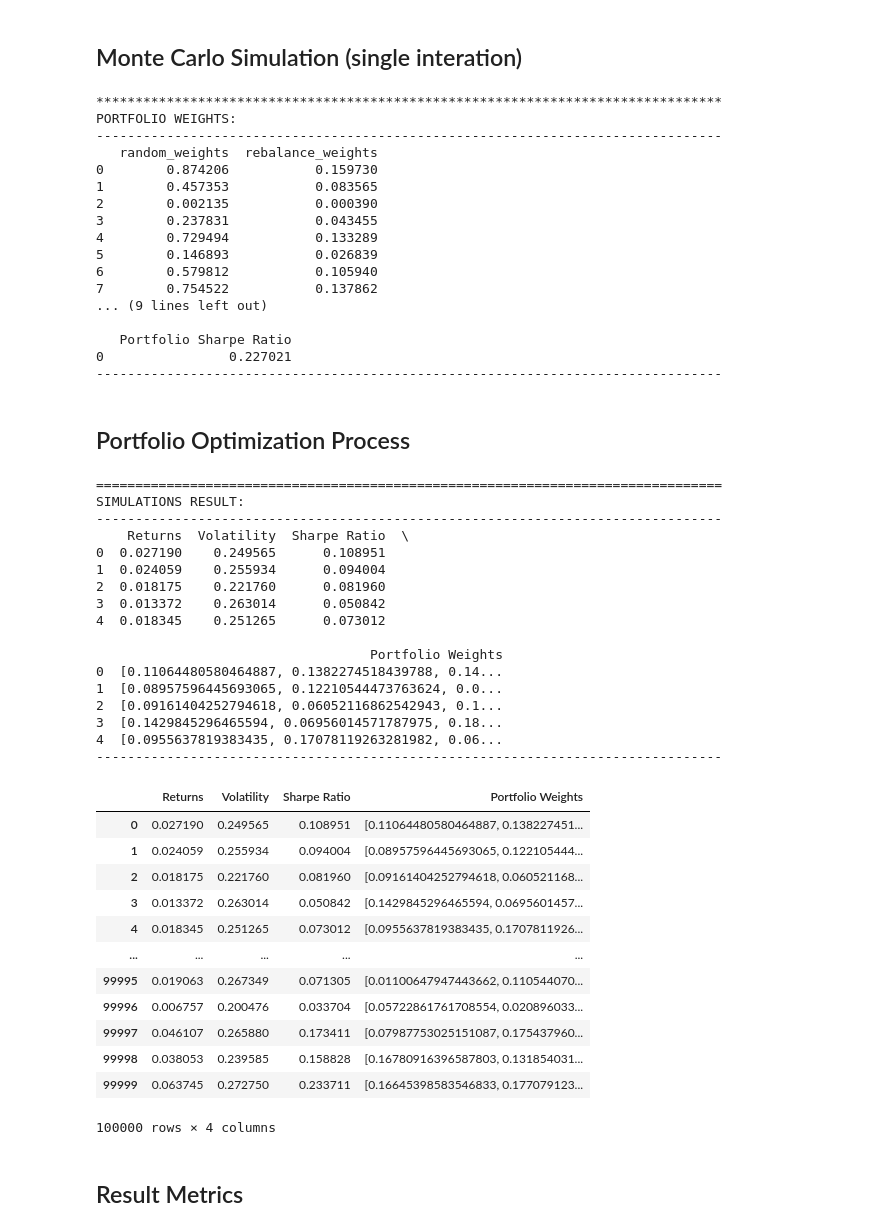
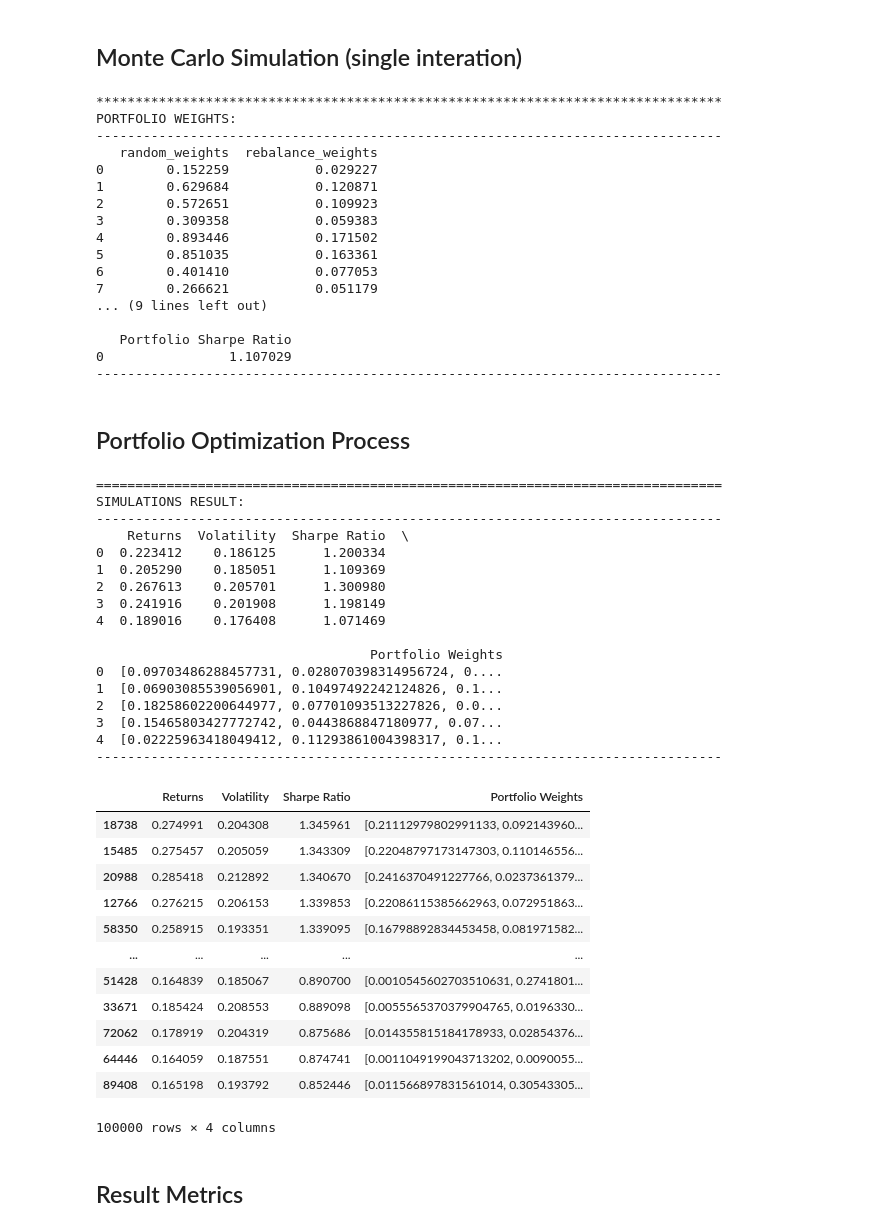
Before and after one commit to VIDIT-9/Portfolio-Optimization, a Jupyter notebook: Portifolio Optimization.ipynb, the cells around one changed output. Drawn from its saved outputs; the diff is of its cells as text; code cells hidden in the pictures.

```diff
--- a/Portifolio Optimization.ipynb
+++ b/Portifolio Optimization.ipynb
@@ -53,8 +32,8 @@ warnings.filterwarnings(action= 'ignore')
 # %%
-ticker_list = ['AAPL', 'ADBE', 'GOOGL', 'IBM', 'JNJ', 'KO', 'NFLX', 'AMZN', 'NKE', 'MSFT']
+ticker_list = ['HDFCBANK.NS', 'ICICIBANK.NS', 'TCS.NS', 'INFY.NS', 'HINDUNILVR.NS', 'ITC.NS', 'RELIANCE.NS', 'LT.NS', 'ADANIENT.NS', 'BHARTIARTL.NS']
 dfs = []
 
-start_date = '2022-04-01'
+start_date = '2017-04-01'
 
 for ticker in ticker_list:
     data = yf.download(ticker, start=start_date)
@@ -92,0 +72,3 @@ display(stock_data)
+# %%
+Symbols = {'HDFCBANK.NS':'HDFCBANK', 'ICICIBANK.NS':'ICICIBANK', 'TCS.NS':'TCS', 'INFY.NS':'INFY', 'HINDUNILVR.NS':'HINDUNILVR', 'ITC.NS':'ITC', 'RELIANCE.NS':'RELIANCE', 'LT.NS':'LT', 'ADANIENT.NS':'ADANIENT', 'BHARTIARTL.NS':'BHARTIARTL'}
+stock_data['Symbol'] = stock_data['Symbol'].map(Symbols)
@@ -116,7 +112,7 @@ number_of_symbols
 # %% [markdown]
 ### Setting up Data
 # %%
-price_data = stock_data.pivot(index='Date', columns='Symbol', values='Close')
+price_data = stock_data.pivot(index='Date', columns='Symbol', values='Adj Close')
 # %%
 display(price_data)
 # %% [output]
@@ -402,18 +405,18 @@ print('-'*80)
 PORTFOLIO WEIGHTS:
 --------------------------------------------------------------------------------
    random_weights  rebalance_weights
-0        0.874206           0.159730
-1        0.457353           0.083565
-2        0.002135           0.000390
-3        0.237831           0.043455
-4        0.729494           0.133289
-5        0.146893           0.026839
-6        0.579812           0.105940
-7        0.754522           0.137862
+0        0.152259           0.029227
+1        0.629684           0.120871
+2        0.572651           0.109923
+3        0.309358           0.059383
+4        0.893446           0.171502
+5        0.851035           0.163361
+6        0.401410           0.077053
+7        0.266621           0.051179
 ... (9 lines left out)
 
    Portfolio Sharpe Ratio
-0                0.227021
+0                1.107029
 --------------------------------------------------------------------------------
 # %% [markdown]
 ## Portfolio Optimization Process
@@ -485,34 +488,34 @@ print('-'*80)
 SIMULATIONS RESULT:
 --------------------------------------------------------------------------------
     Returns  Volatility  Sharpe Ratio  \
-0  0.027190    0.249565      0.108951
-1  0.024059    0.255934      0.094004
-2  0.018175    0.221760      0.081960
-3  0.013372    0.263014      0.050842
-4  0.018345    0.251265      0.073012
+0  0.223412    0.186125      1.200334
+1  0.205290    0.185051      1.109369
+2  0.267613    0.205701      1.300980
+3  0.241916    0.201908      1.198149
+4  0.189016    0.176408      1.071469
 
                                    Portfolio Weights
-0  [0.11064480580464887, 0.1382274518439788, 0.14...
-1  [0.08957596445693065, 0.12210544473763624, 0.0...
-2  [0.09161404252794618, 0.06052116862542943, 0.1...
-3  [0.1429845296465594, 0.06956014571787975, 0.18...
-4  [0.0955637819383435, 0.17078119263281982, 0.06...
+0  [0.09703486288457731, 0.028070398314956724, 0....
+1  [0.06903085539056901, 0.10497492242124826, 0.1...
+2  [0.18258602200644977, 0.07701093513227826, 0.0...
+3  [0.15465803427772742, 0.0443868847180977, 0.07...
+4  [0.02225963418049412, 0.11293861004398317, 0.1...
 --------------------------------------------------------------------------------
 # %%
-display(simulations_df)
+display(simulations_df.sort_values('Sharpe Ratio', ascending=False))
 # %% [output]
 |  | Returns | Volatility | Sharpe Ratio | Portfolio Weights |
-| 0 | 0.027190 | 0.249565 | 0.108951 | [0.11064480580464887, 0.138227451... |
-| 1 | 0.024059 | 0.255934 | 0.094004 | [0.08957596445693065, 0.122105444... |
-| 2 | 0.018175 | 0.221760 | 0.081960 | [0.09161404252794618, 0.060521168... |
-| 3 | 0.013372 | 0.263014 | 0.050842 | [0.1429845296465594, 0.0695601457... |
-| 4 | 0.018345 | 0.251265 | 0.073012 | [0.0955637819383435, 0.1707811926... |
+| 18738 | 0.274991 | 0.204308 | 1.345961 | [0.21112979802991133, 0.092143960... |
+| 15485 | 0.275457 | 0.205059 | 1.343309 | [0.22048797173147303, 0.110146556... |
+| 20988 | 0.285418 | 0.212892 | 1.340670 | [0.2416370491227766, 0.0237361379... |
+| 12766 | 0.276215 | 0.206153 | 1.339853 | [0.22086115385662963, 0.072951863... |
+| 58350 | 0.258915 | 0.193351 | 1.339095 | [0.16798892834453458, 0.081971582... |
 | ... | ... | ... | ... | ... |
-| 99995 | 0.019063 | 0.267349 | 0.071305 | [0.01100647947443662, 0.110544070... |
-| 99996 | 0.006757 | 0.200476 | 0.033704 | [0.05722861761708554, 0.020896033... |
-| 99997 | 0.046107 | 0.265880 | 0.173411 | [0.07987753025151087, 0.175437960... |
-| 99998 | 0.038053 | 0.239585 | 0.158828 | [0.16780916396587803, 0.131854031... |
-| 99999 | 0.063745 | 0.272750 | 0.233711 | [0.16645398583546833, 0.177079123... |
+| 51428 | 0.164839 | 0.185067 | 0.890700 | [0.0010545602703510631, 0.2741801... |
+| 33671 | 0.185424 | 0.208553 | 0.889098 | [0.0055565370379904765, 0.0196330... |
+| 72062 | 0.178919 | 0.204319 | 0.875686 | [0.014355815184178933, 0.02854376... |
+| 64446 | 0.164059 | 0.187551 | 0.874741 | [0.0011049199043713202, 0.0090055... |
+| 89408 | 0.165198 | 0.193792 | 0.852446 | [0.011566897831561014, 0.30543305... |
 100000 rows × 4 columns
 # %% [markdown]
 ## Result Metrics
```
Also changed, not shown: parts of 42 cells of this notebook.
